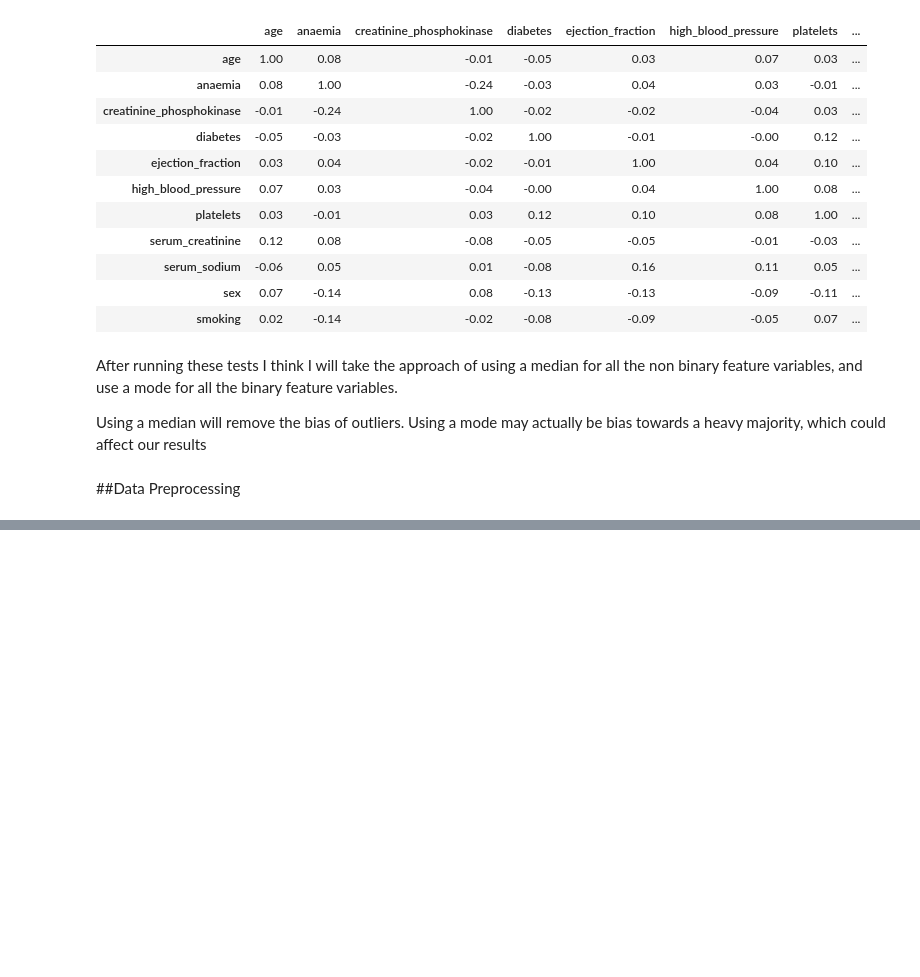
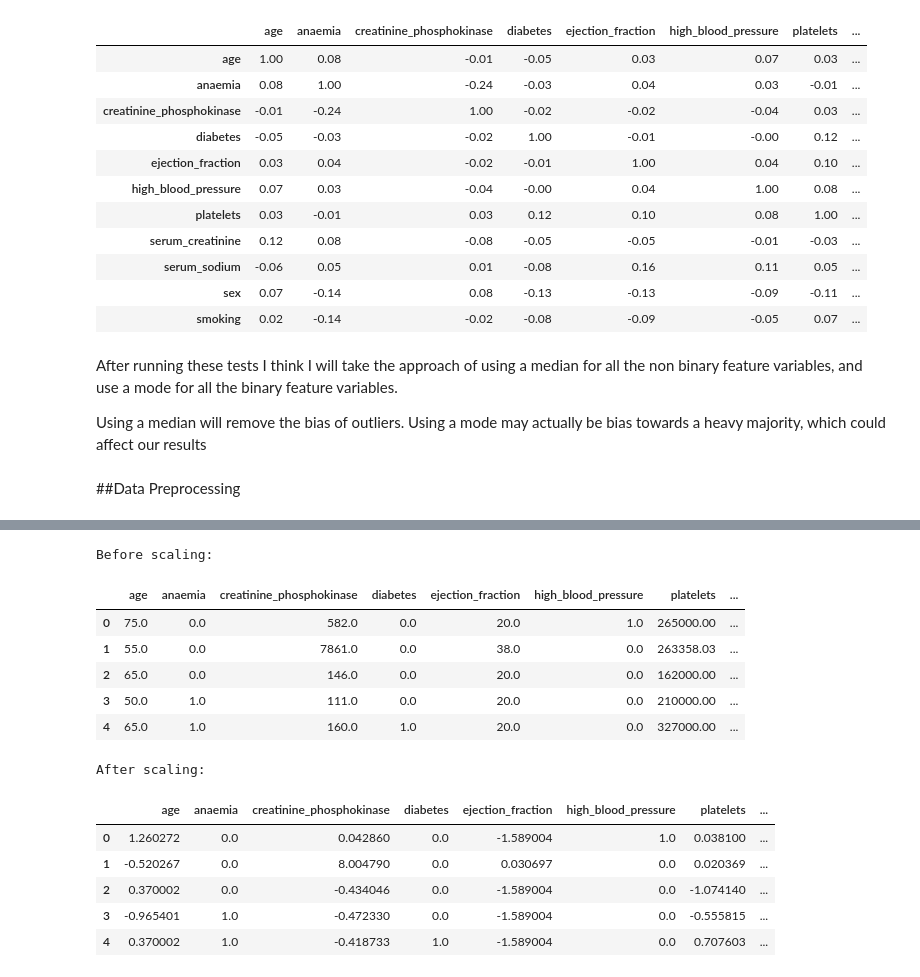
Before and after one commit to NathanMcCormack/Principles_of_ML_Assignment2, a Jupyter notebook: PML_Assignment2_26244470.ipynb, the cells around one changed output, grey strips where cells are left out. Saved outputs shown, nothing was run; the diff lists cells and outputs as text; code cells hidden in the pictures; blank space fills up the shorter version.

```diff
--- a/PML_Assignment2_26244470.ipynb
+++ b/PML_Assignment2_26244470.ipynb
@@ -147,0 +152,12 @@ binary_cols = ["anaemia", "diabetes", "high_blood_pressure", "sex", "smoking"]
+# %%
+#fillna replaces missing values with the specified new value
+#replace missing values with the column median
+for col in nonbinary_cols:
+    df_clean[col] = df_clean[col].fillna(df_clean[col].median())
+
+#replacing missing empty values with the column mode
+for col in binary_cols:
+    df_clean[col] = df_clean[col].fillna(df_clean[col].mode()[0])
+
+#check that no missing values remain
+print(df_clean.isnull().sum())
@@ -147,0 +181,32 @@ binary_cols = ["anaemia", "diabetes", "high_blood_pressure", "sex", "smoking"]
+# %%
+#creating a copy of the cleaned dataset for scaling
+df_scaled = df_clean.copy()
+# %%
+scaler = StandardScaler()
+
+#scaling the non binary variables
+#fit caluclates mean and std for each column
+#transform uses those statistics to rescale th values
+df_scaled[nonbinary_cols] = scaler.fit_transform(df_scaled[nonbinary_cols]) #assign scaled values back into their columns
+
+#comparing values
+print("Before scaling:")
+display(df_clean.head())
+
+print("After scaling:")
+display(df_scaled.head())
+# %% [output]
+Before scaling:
+|  | age | anaemia | creatinine_phosphokinase | diabetes | ejection_fraction | high_blood_pressure | platelets | ... |
+| 0 | 75.0 | 0.0 | 582.0 | 0.0 | 20.0 | 1.0 | 265000.00 | ... |
+| 1 | 55.0 | 0.0 | 7861.0 | 0.0 | 38.0 | 0.0 | 263358.03 | ... |
+| 2 | 65.0 | 0.0 | 146.0 | 0.0 | 20.0 | 0.0 | 162000.00 | ... |
+| 3 | 50.0 | 1.0 | 111.0 | 0.0 | 20.0 | 0.0 | 210000.00 | ... |
+| 4 | 65.0 | 1.0 | 160.0 | 1.0 | 20.0 | 0.0 | 327000.00 | ... |
+After scaling:
+|  | age | anaemia | creatinine_phosphokinase | diabetes | ejection_fraction | high_blood_pressure | platelets | ... |
+| 0 | 1.260272 | 0.0 | 0.042860 | 0.0 | -1.589004 | 1.0 | 0.038100 | ... |
+| 1 | -0.520267 | 0.0 | 8.004790 | 0.0 | 0.030697 | 0.0 | 0.020369 | ... |
+| 2 | 0.370002 | 0.0 | -0.434046 | 0.0 | -1.589004 | 0.0 | -1.074140 | ... |
+| 3 | -0.965401 | 1.0 | -0.472330 | 0.0 | -1.589004 | 0.0 | -0.555815 | ... |
+| 4 | 0.370002 | 1.0 | -0.418733 | 1.0 | -1.589004 | 0.0 | 0.707603 | ... |
```
Also changed, not shown: parts of 14 cells of this notebook.
